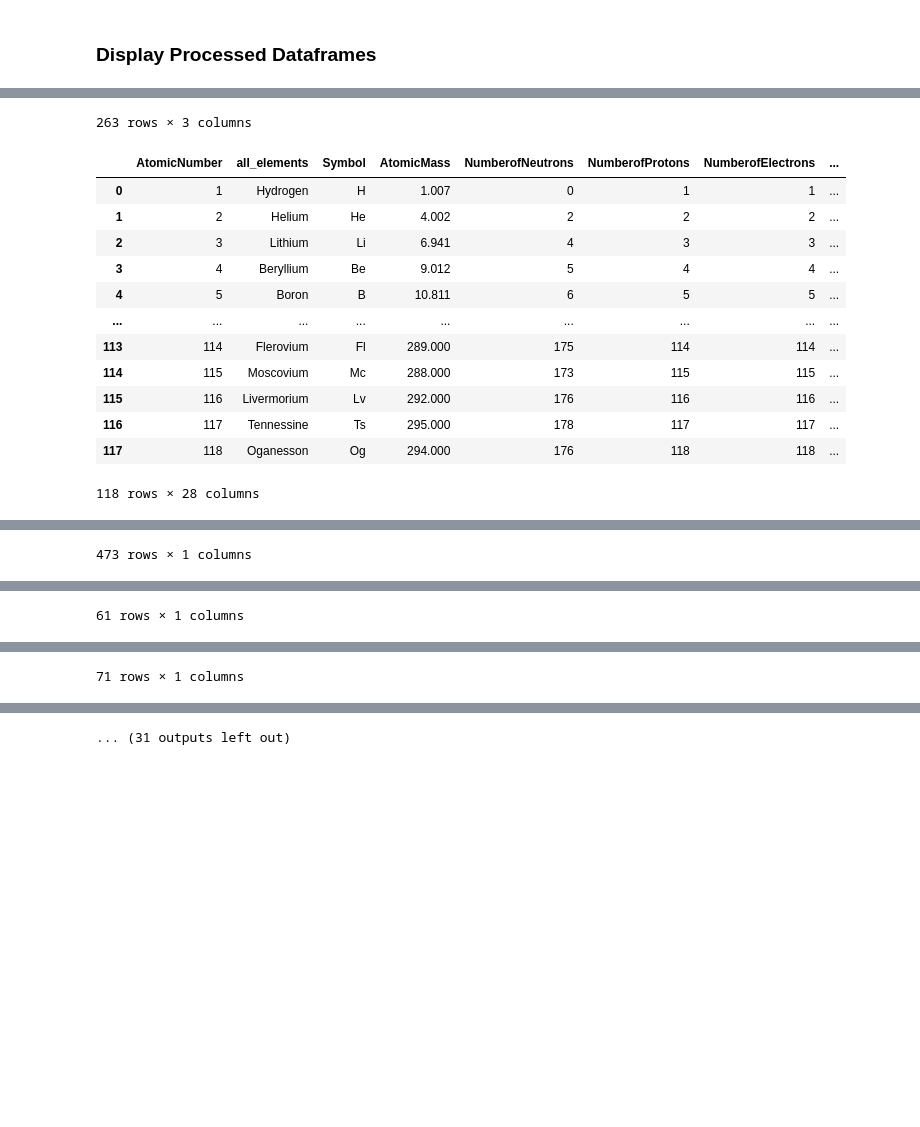
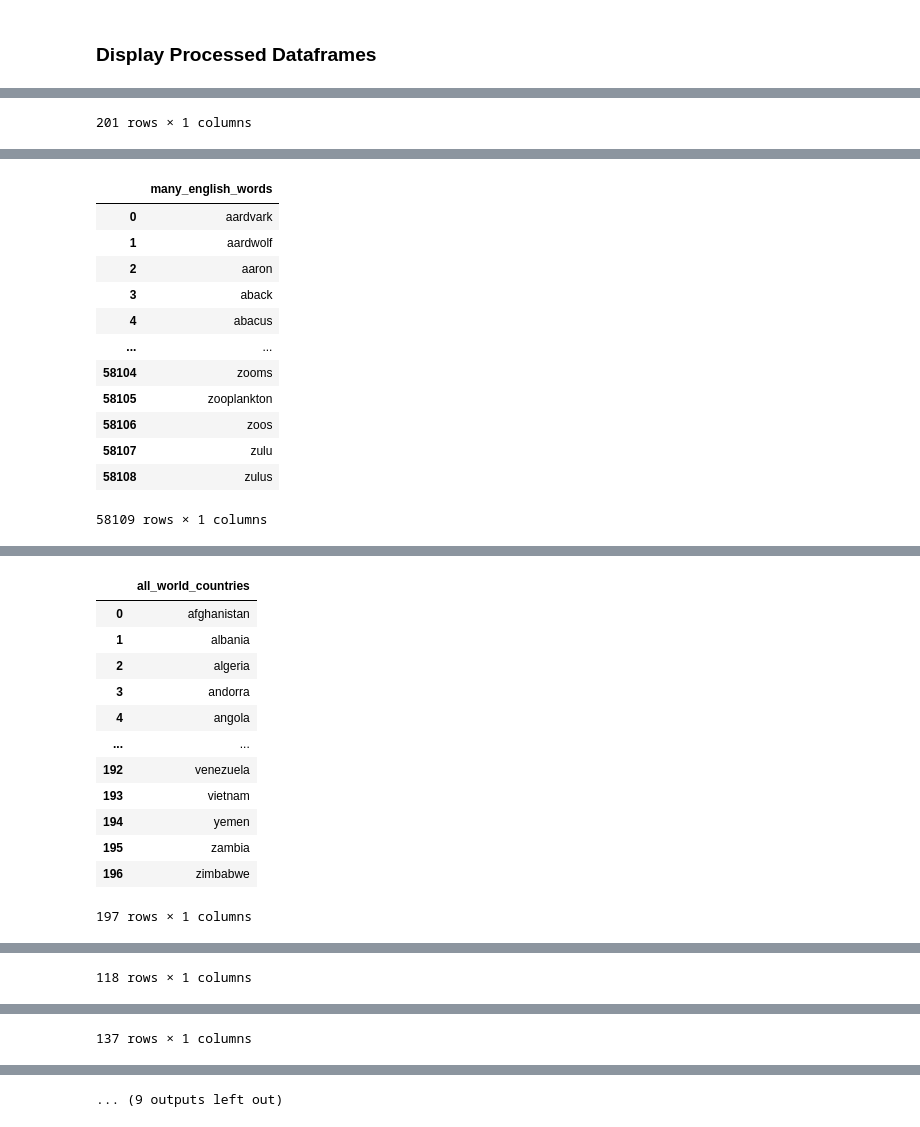
Before and after one commit to LexiCrush/database-preprocessing, a Jupyter notebook: process_csv.ipynb, the cells around one changed output, grey strips where cells are left out. Cells and saved outputs as stored; diff of their text form; code cells hidden in the pictures; blank space fills up the shorter version.

```diff
--- a/process_csv.ipynb
+++ b/process_csv.ipynb
@@ -143,0 +46,29 @@ Stored 'many_empires' (DataFrame)
+# %%
+many_capitals = preprocess_one_col_csv('nounbanks/CAPITALS.csv', 'many_capitals')
+many_us_presidents = preprocess_one_col_csv('nounbanks/US_PRESIDENTS_LASTNAME.csv', 'many_us_presidents')
+many_english_words = preprocess_one_col_csv('nounbanks/ALL_WORDS.csv', 'many_english_words')
+all_usa_states = preprocess_one_col_csv('nounbanks/US_STATES.csv', 'all_usa_states')
+all_world_countries = preprocess_one_col_csv('nounbanks/COUNTRIES.csv', 'all_world_countries')
+all_elements = preprocess_one_col_csv('nounbanks/ELEMENTS.csv', 'all_elements')
+many_car_manufacturers = preprocess_one_col_csv('nounbanks/CAR_MANUFACTURERS.csv', 'many_car_manufacturers')
+many_cosmetic_items = preprocess_one_col_csv('nounbanks/COSMETIC_ITEMS.csv', 'many_cosmetic_items')
+many_fruits = preprocess_one_col_csv('nounbanks/FRUITS.csv', 'many_fruits')
+many_luxury_brands = preprocess_one_col_csv('nounbanks/LUXURY_BRANDS.csv', 'many_luxury_brands')
+many_olympic_sports = preprocess_one_col_csv('nounbanks/OLYMPIC_SPORTS.csv', 'many_olympic_sports')
+many_greek_gods = preprocess_one_col_csv('nounbanks/GREEK_GODS.csv', 'many_greek_gods')
+
+
+
+# use '%store' magic method to save variables to the notebook's namespace
+%store many_capitals
+%store many_us_presidents
+%store many_english_words
+%store all_usa_states
+%store all_world_countries
+%store all_elements
+%store many_car_manufacturers
+%store many_cosmetic_items
+%store many_fruits
+%store many_luxury_brands
+%store many_olympic_sports
+%store many_greek_gods
@@ -148,6 +92,6 @@ from IPython.display import display
 # # display noun banks
 
 
-for noun_bank in [all_usa_states, all_world_countries, all_elements, many_animals, many_greek_gods, many_roman_gods, many_cosmetic_items, many_office_supplies, many_olympic_sports, many_nfl_teams, many_marvel, many_mythical_creatures, many_weather_conditions, many_vegetables, many_professions, many_pets, many_landmarks, many_luxury_brands, many_holidays, many_gemstones, many_fruits, many_flowers_plants, many_empires, many_elements]:
+for noun_bank in [many_capitals, many_us_presidents, many_english_words, all_usa_states, all_world_countries, all_elements, many_car_manufacturers, many_cosmetic_items, many_fruits, many_luxury_brands, many_olympic_sports, many_greek_gods]:
     display(noun_bank)
 # %% [output]
@@ -170,0 +110 @@ for noun_bank in [all_usa_states, all_world_countries, all_elements, many_animal
+201 rows × 1 columns
@@ -183,14 +128,13 @@ for noun_bank in [all_usa_states, all_world_countries, all_elements, many_animal
-263 rows × 3 columns
-|  | AtomicNumber | all_elements | Symbol | AtomicMass | NumberofNeutrons | NumberofProtons | NumberofElectrons | ... |
-| 0 | 1 | Hydrogen | H | 1.007 | 0 | 1 | 1 | ... |
-| 1 | 2 | Helium | He | 4.002 | 2 | 2 | 2 | ... |
-| 2 | 3 | Lithium | Li | 6.941 | 4 | 3 | 3 | ... |
-| 3 | 4 | Beryllium | Be | 9.012 | 5 | 4 | 4 | ... |
-| 4 | 5 | Boron | B | 10.811 | 6 | 5 | 5 | ... |
-| ... | ... | ... | ... | ... | ... | ... | ... | ... |
-| 113 | 114 | Flerovium | Fl | 289.000 | 175 | 114 | 114 | ... |
-| 114 | 115 | Moscovium | Mc | 288.000 | 173 | 115 | 115 | ... |
-| 115 | 116 | Livermorium | Lv | 292.000 | 176 | 116 | 116 | ... |
-| 116 | 117 | Tennessine | Ts | 295.000 | 178 | 117 | 117 | ... |
-| 117 | 118 | Oganesson | Og | 294.000 | 176 | 118 | 118 | ... |
+|  | many_english_words |
+| 0 | aardvark |
+| 1 | aardwolf |
+| 2 | aaron |
+| 3 | aback |
+| 4 | abacus |
+| ... | ... |
+| 58104 | zooms |
+| 58105 | zooplankton |
+| 58106 | zoos |
+| 58107 | zulu |
+| 58108 | zulus |
-118 rows × 28 columns
+58109 rows × 1 columns
@@ -209 +158,13 @@ for noun_bank in [all_usa_states, all_world_countries, all_elements, many_animal
+|  | all_world_countries |
+| 0 | afghanistan |
+| 1 | albania |
+| 2 | algeria |
+| 3 | andorra |
+| 4 | angola |
+| ... | ... |
+| 192 | venezuela |
+| 193 | vietnam |
+| 194 | yemen |
+| 195 | zambia |
+| 196 | zimbabwe |
-473 rows × 1 columns
+197 rows × 1 columns
@@ -222 +183 @@ for noun_bank in [all_usa_states, all_world_countries, all_elements, many_animal
-61 rows × 1 columns
+118 rows × 1 columns
@@ -235 +196 @@ for noun_bank in [all_usa_states, all_world_countries, all_elements, many_animal
-71 rows × 1 columns
+137 rows × 1 columns
@@ -253 +197 @@ for noun_bank in [all_usa_states, all_world_countries, all_elements, many_animal
-... (31 outputs left out)
+... (9 outputs left out)
```
Also changed, not shown: parts of 4 cells of this notebook, 51 other files.
